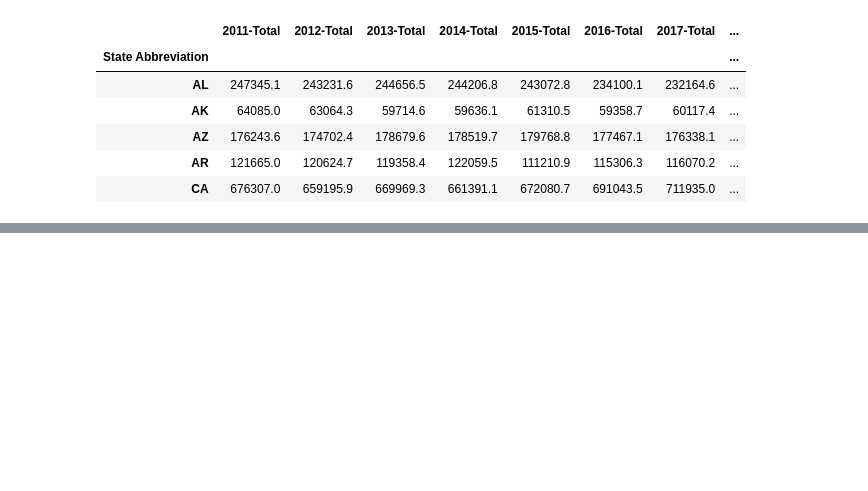
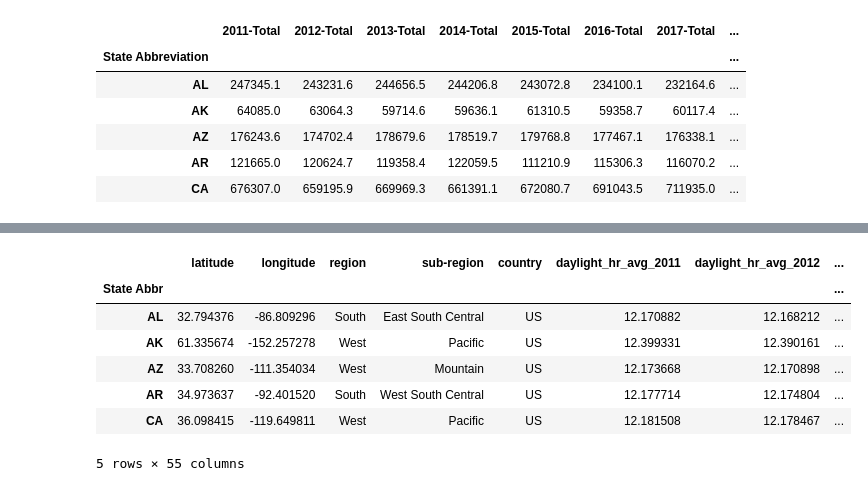
Before and after one commit to fraserclaire/Group3_Project4, a Jupyter notebook: ac/visuals_combined_and_renewable_energy.ipynb, the cells around one changed output, grey strips where cells are left out. Cells and saved outputs as stored; diff of their text form; code cells hidden in the pictures; blank space fills up the shorter version.

```diff
--- a/ac/visuals_combined_and_renewable_energy.ipynb
+++ b/ac/visuals_combined_and_renewable_energy.ipynb
@@ -1006,0 +845,28 @@ all_weather_all_energy_totals.to_csv('all_weather_all_energy_totals.csv', sep=',
+# %%
+# Pivot the DataFrame to create new columns for max and min temperature for each year
+pivot_df = energy_and_weather.pivot_table(index=['State', 'State Abbr', 'latitude', 'longitude', 'region', 'sub-region', 'country'],
+                          columns='year',
+                          values=['max_temp_avg', 'min_temp_avg', 'daylight_hr_avg', 'rain_avg', 'snowfall_avg'])
+
+# Flatten the multi-level column index
+pivot_df.columns = [f'{col[0]}_{col[1]}' for col in pivot_df.columns]
+
+# Reset the index to make 'State', 'State Abbr', 'latitude', 'longitude', 'region', 'sub-region', 'country' as columns
+pivot_df.reset_index(inplace=True)
+
+# Reset the index to 'State Abbreviation'
+pivot_df = pivot_df.set_index('State Abbr')
+
+# Drop the 'State' column
+pivot_df.drop('State', axis=1, inplace=True)
+
+pivot_df.head()
+# %% [output]
+|  | latitude | longitude | region | sub-region | country | daylight_hr_avg_2011 | daylight_hr_avg_2012 | ... |
+| State Abbr |  |  |  |  |  |  |  | ... |
+| AL | 32.794376 | -86.809296 | South | East South Central | US | 12.170882 | 12.168212 | ... |
+| AK | 61.335674 | -152.257278 | West | Pacific | US | 12.399331 | 12.390161 | ... |
+| AZ | 33.708260 | -111.354034 | West | Mountain | US | 12.173668 | 12.170898 | ... |
+| AR | 34.973637 | -92.401520 | South | West South Central | US | 12.177714 | 12.174804 | ... |
+| CA | 36.098415 | -119.649811 | West | Pacific | US | 12.181508 | 12.178467 | ... |
+5 rows × 55 columns
```
Also changed, not shown: parts of 33 cells of this notebook, 15 other files.
